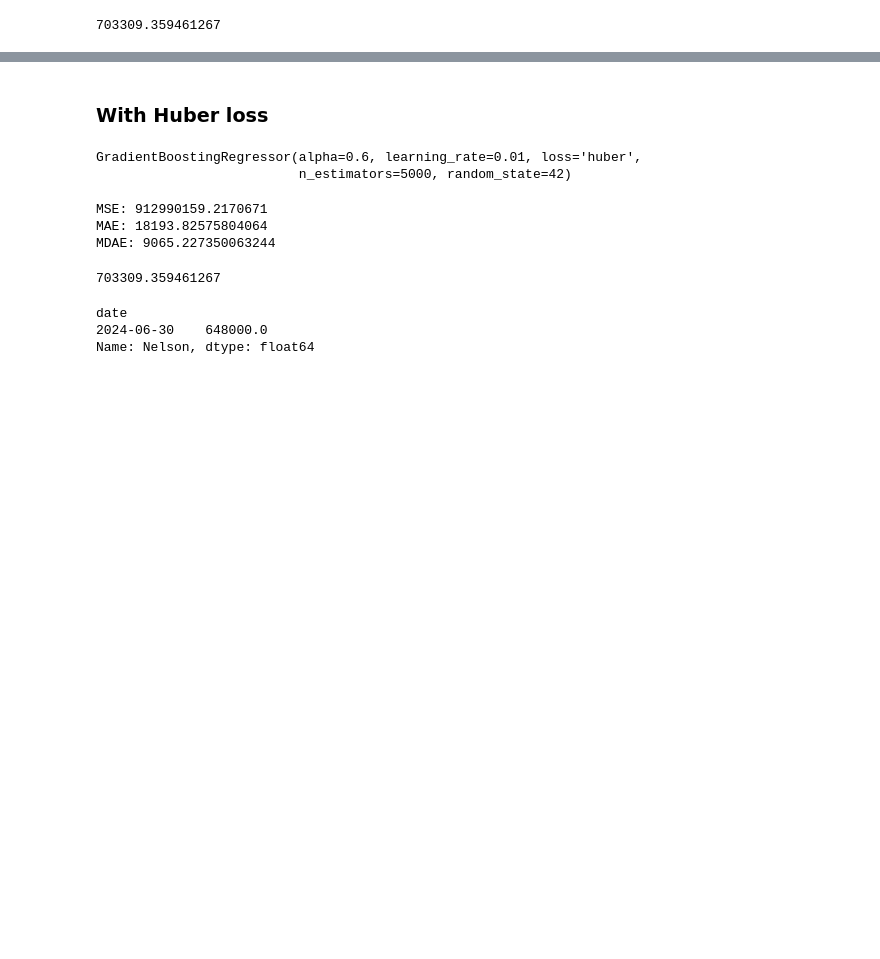
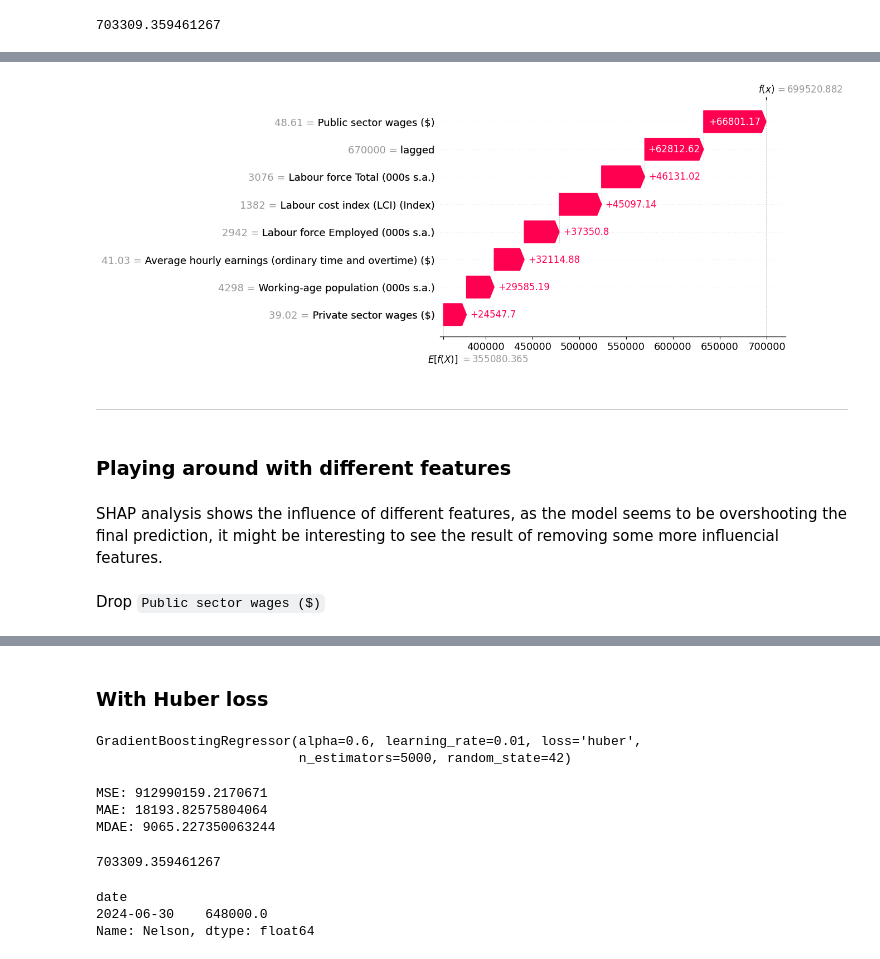
Before and after one commit to Sheepsta300/Machine-Learning-Project, a Jupyter notebook: Housing_Price_Predictor.ipynb, the cells around one changed output, grey strips where cells are left out. Drawn from its saved outputs; the diff is of its cells as text; code cells hidden in the pictures; blank space fills up the shorter version.

```diff
--- a/Housing_Price_Predictor.ipynb
+++ b/Housing_Price_Predictor.ipynb
@@ -962,0 +1132,13 @@ pred_last[0]
+# %%
+shap_values = explainer(df_filtered[-1:].drop(columns='Nelson'))
+shap.waterfall_plot(shap_values[0])
+# %% [output]
+[figure, added]
+# %% [markdown]
+---
+# %% [markdown]
+### Playing around with different features
+# %% [markdown]
+SHAP analysis shows the influence of different features, as the model seems to be overshooting the final prediction, it might be interesting to see the result of removing some more influencial features.
+# %% [markdown]
+Drop `Public sector wages ($)`
```
Also changed, not shown: parts of 71 cells of this notebook.
